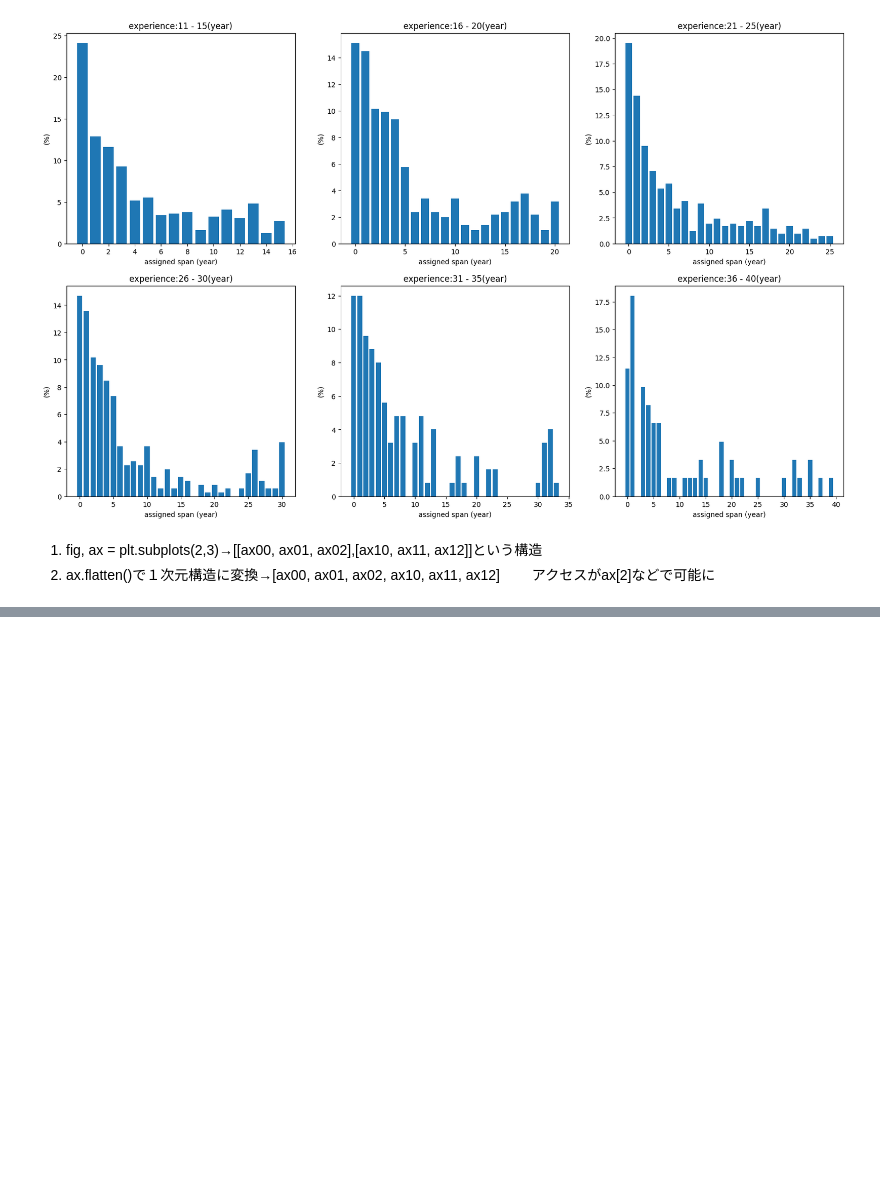
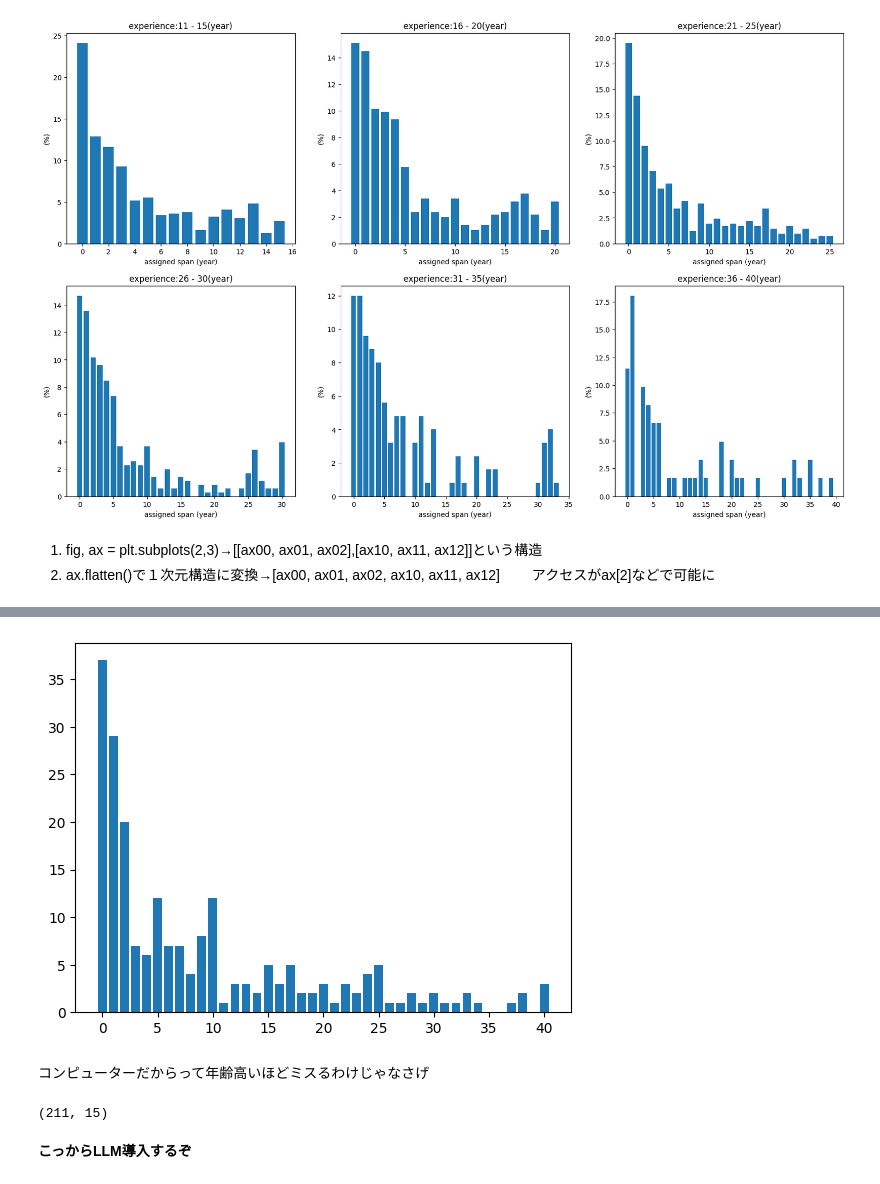
Before and after one commit to maizoh/Project_Shinshu, a Jupyter notebook: Project_Shinshu.ipynb, the cells around one changed output, grey strips where cells are left out. Saved outputs shown, nothing was run; the diff lists cells and outputs as text; code cells hidden in the pictures; blank space fills up the shorter version.

```diff
--- a/Project_Shinshu.ipynb
+++ b/Project_Shinshu.ipynb
@@ -212,3 +180,11 @@ plt.show()
 1.  fig, ax = plt.subplots(2,3)→[[ax00, ax01, ax02],[ax10, ax11, ax12]]という構造
 2.  ax.flatten()で１次元構造に変換→[ax00, ax01, ax02, ax10, ax11, ax12]
 　　アクセスがax[2]などで可能に
+# %%
+df=df_clean
+# %%
+df_instant=df[df['概要']=="薬剤"]
+df_medicine_com=df_instant[df['発生要因_環境・設備機器']=="コンピュータシステム"]
+df_medicine_com.shape
+#med_comは薬剤かつコンピューターが要因
+df_medicine_com["事例の内容"].value_counts()
@@ -214,0 +221,19 @@ plt.show()
+# %%
+fig,ax=plt.subplots()
+
+x=df_medicine_com['当事者職種経験（年数）_1'].value_counts().index
+y=df_medicine_com["当事者職種経験（年数）_1"].value_counts().values
+
+ax.bar(x,y)
+
+plt.show()
+# %% [output]
+[figure, added]
+# %% [markdown]
+コンピューターだからって年齢高いほどミスるわけじゃなさげ
+# %%
+df_medicine_com.shape
+# %% [output]
+(211, 15)
+# %% [markdown]
+**こっからLLM導入するぞ**
```
Also changed, not shown: parts of 4 cells of this notebook.
